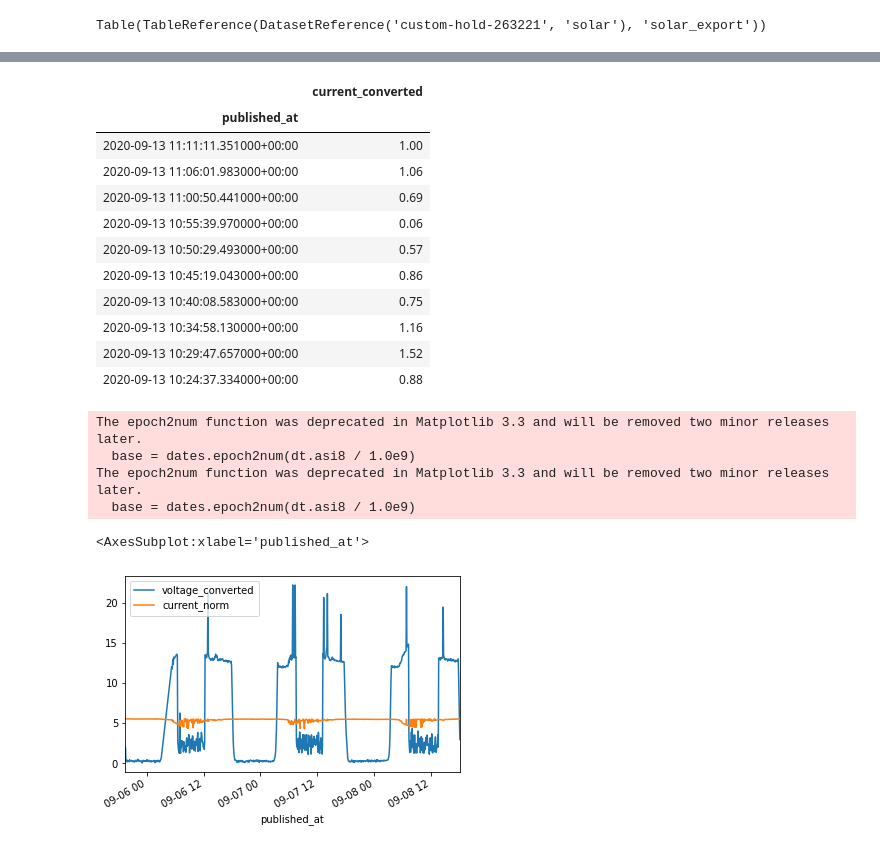
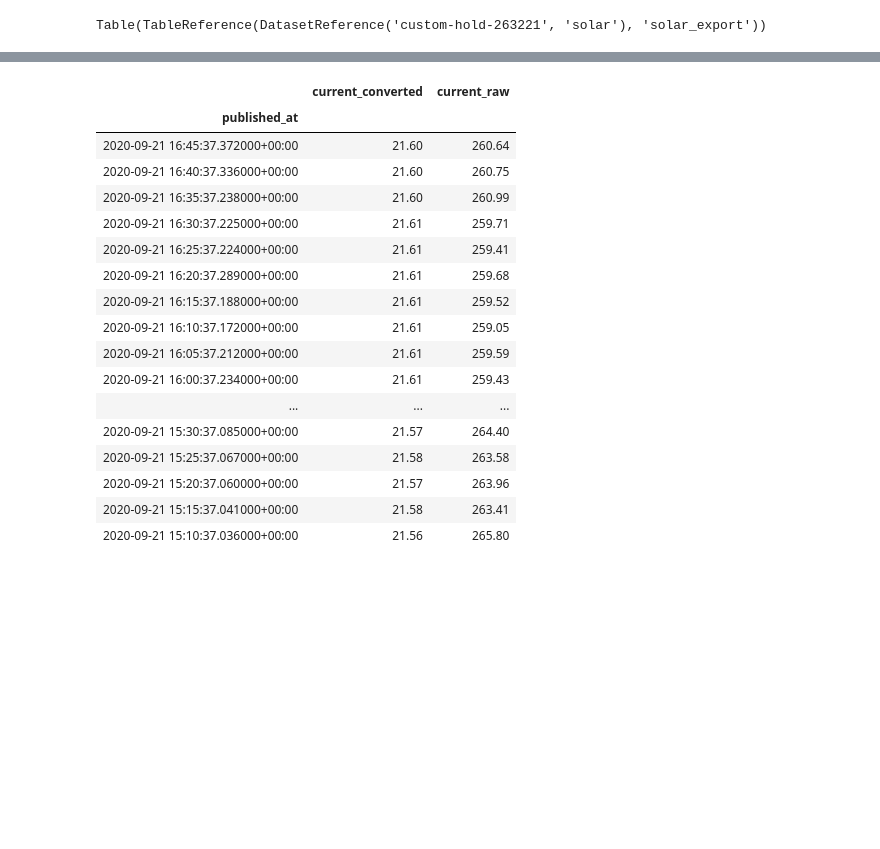
Before and after one commit to filipclaesson/solar_panels, a Jupyter notebook: solar.ipynb, the cells around one changed output, grey strips where cells are left out. Saved outputs shown, nothing was run; the diff lists cells and outputs as text; code cells hidden in the pictures; blank space fills up the shorter version.

```diff
--- a/solar.ipynb
+++ b/solar.ipynb
@@ -59,9 +72,9 @@ from google.cloud import bigquery
 
 client = bigquery.Client(project='custom-hold-263221')
 sql = """
-    SELECT published_at,current_converted
+    SELECT *
 
-    FROM `custom-hold-263221.solar.solar_export` order by 1 desc
+    FROM `custom-hold-263221.solar.solar_export`
 """
 
 # Run a Standard SQL query using the environment's default project
@@ -99,15 +173,21 @@ DatetimeIndex(['2020-09-14 17:17:02.895000+00:00',
 # %%
-df.sort_index(ascending=False).head(10)
+df.sort_index(ascending=False).head(20)
 # %% [output]
-|  | current_converted |
-| published_at |  |
-| 2020-09-13 11:11:11.351000+00:00 | 1.00 |
-| 2020-09-13 11:06:01.983000+00:00 | 1.06 |
-| 2020-09-13 11:00:50.441000+00:00 | 0.69 |
-| 2020-09-13 10:55:39.970000+00:00 | 0.06 |
-| 2020-09-13 10:50:29.493000+00:00 | 0.57 |
-| 2020-09-13 10:45:19.043000+00:00 | 0.86 |
-| 2020-09-13 10:40:08.583000+00:00 | 0.75 |
-| 2020-09-13 10:34:58.130000+00:00 | 1.16 |
-| 2020-09-13 10:29:47.657000+00:00 | 1.52 |
-| 2020-09-13 10:24:37.334000+00:00 | 0.88 |
+|  | current_converted | current_raw |
+| published_at |  |  |
+| 2020-09-21 16:45:37.372000+00:00 | 21.60 | 260.64 |
+| 2020-09-21 16:40:37.336000+00:00 | 21.60 | 260.75 |
+| 2020-09-21 16:35:37.238000+00:00 | 21.60 | 260.99 |
+| 2020-09-21 16:30:37.225000+00:00 | 21.61 | 259.71 |
+| 2020-09-21 16:25:37.224000+00:00 | 21.61 | 259.41 |
+| 2020-09-21 16:20:37.289000+00:00 | 21.61 | 259.68 |
+| 2020-09-21 16:15:37.188000+00:00 | 21.61 | 259.52 |
+| 2020-09-21 16:10:37.172000+00:00 | 21.61 | 259.05 |
+| 2020-09-21 16:05:37.212000+00:00 | 21.61 | 259.59 |
+| 2020-09-21 16:00:37.234000+00:00 | 21.61 | 259.43 |
+| ... | ... | ... |
+| 2020-09-21 15:30:37.085000+00:00 | 21.57 | 264.40 |
+| 2020-09-21 15:25:37.067000+00:00 | 21.58 | 263.58 |
+| 2020-09-21 15:20:37.060000+00:00 | 21.57 | 263.96 |
+| 2020-09-21 15:15:37.041000+00:00 | 21.58 | 263.41 |
+| 2020-09-21 15:10:37.036000+00:00 | 21.56 | 265.80 |
@@ -116,10 +193,0 @@ df.sort_index(ascending=False).head(10)
-# %%
-df['current_norm'] = df['current_raw'] * (df['voltage_converted'].mean()/df['current_raw'].mean())
-df[['voltage_converted','current_norm']].plot()
-# %% [output]
-The epoch2num function was deprecated in Matplotlib 3.3 and will be removed two minor releases later.
-  base = dates.epoch2num(dt.asi8 / 1.0e9)
-The epoch2num function was deprecated in Matplotlib 3.3 and will be removed two minor releases later.
-  base = dates.epoch2num(dt.asi8 / 1.0e9)
-<AxesSubplot:xlabel='published_at'>
-[figure, removed]
```
Also changed, not shown: parts of 13 cells of this notebook, 1 other file.
